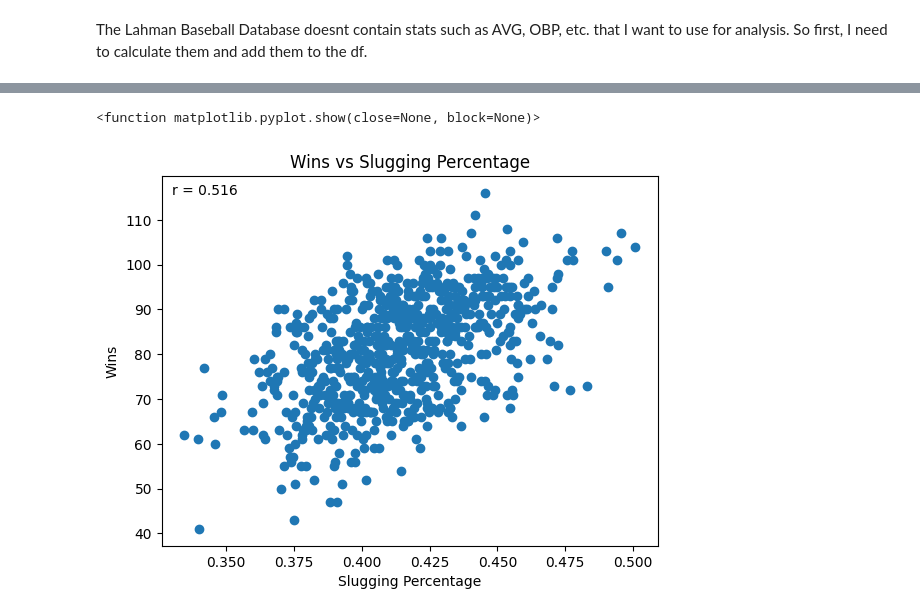
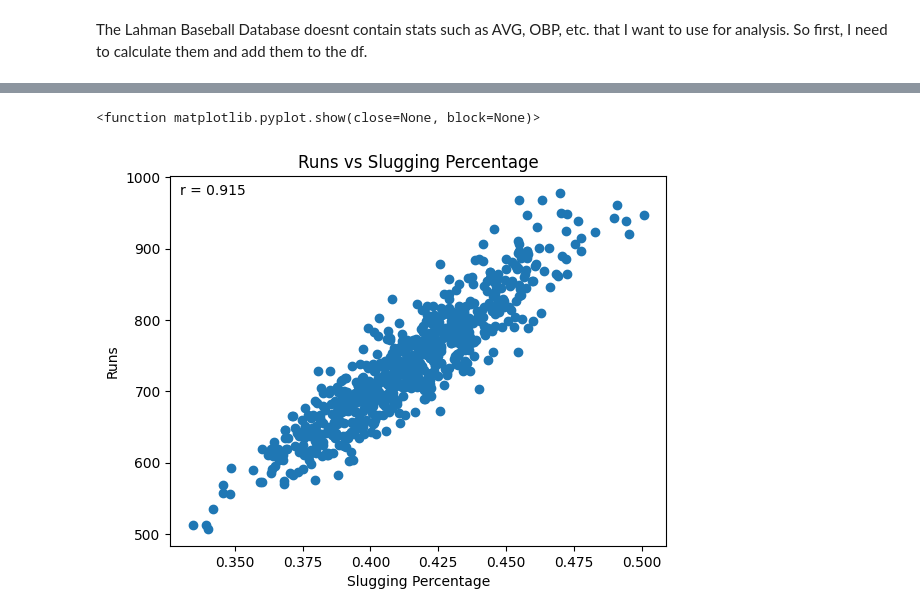
Before and after one commit to gabrieldesouza06/Is-Batting-Average-Overrated-, a Jupyter notebook: avg.ipynb, the cells around one changed output, grey strips where cells are left out. Saved outputs shown, nothing was run; the diff lists cells and outputs as text; code cells hidden in the pictures.

```diff
--- a/avg.ipynb
+++ b/avg.ipynb
@@ -55,7 +55,8 @@ df = df[[
     "BB",
     "SO",
     "SF",
-    "HBP"
+    "HBP",
+    "R"
 ]]
 
 
@@ -369,26 +348,26 @@ plt.show
 # %%
-corr = df["SLG"].corr(df["W"])
+corr = df["SLG"].corr(df["R"])
 
-plt.scatter(df["SLG"], df["W"])
+plt.scatter(df["SLG"], df["R"])
 
 plt.text(
     0.02,
     0.95,
     f"r = {corr:.3f}",
     transform=plt.gca().transAxes
 )
 
 
 
 plt.xlabel("Slugging Percentage")
-plt.ylabel("Wins")
-plt.title("Wins vs Slugging Percentage")
+plt.ylabel("Runs")
+plt.title("Runs vs Slugging Percentage")
 
 
-plt.savefig("wins_slg.png", dpi=300, bbox_inches="tight")
+plt.savefig("runs_slg.png", dpi=300, bbox_inches="tight")
 
 plt.show
 # %% [output]
 <function matplotlib.pyplot.show(close=None, block=None)>
-[figure, old version]
+[figure, new version]
 # %%
```
Also changed, not shown: parts of 13 cells of this notebook, 17 other files.
